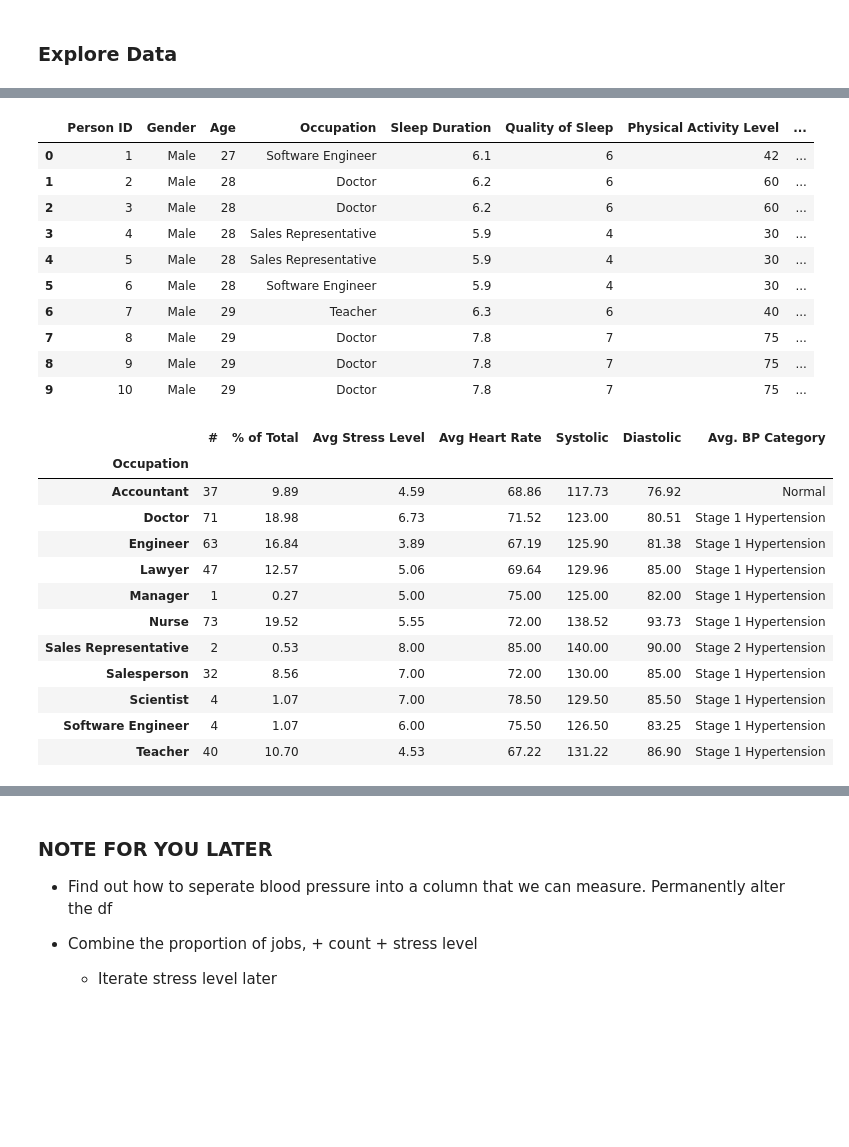
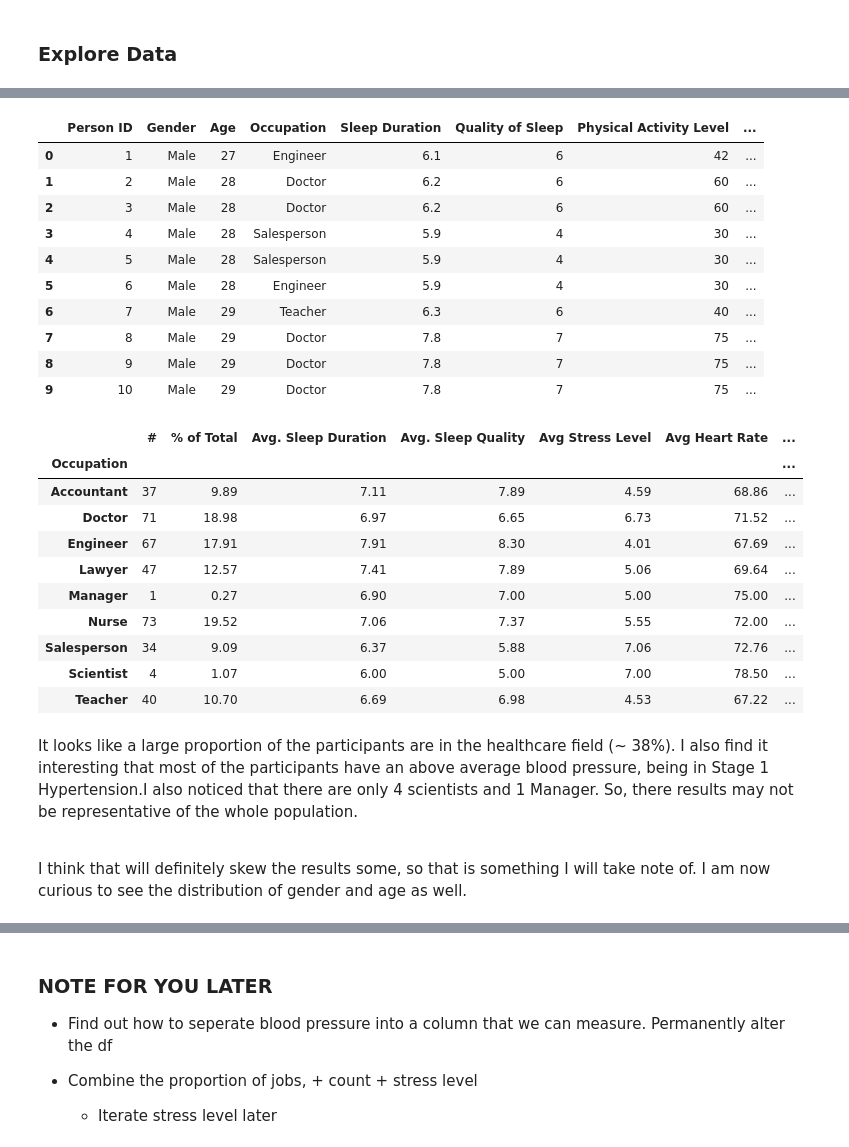
Before and after one commit to HunterTzou/DATA_110_FALL_2025, a Jupyter notebook: Tzou_Hunter_Sleep_Study.ipynb, the cells around one changed output, grey strips where cells are left out. Cells and saved outputs as stored; diff of their text form; code cells hidden in the pictures; blank space fills up the shorter version.

```diff
--- a/Tzou_Hunter_Sleep_Study.ipynb
+++ b/Tzou_Hunter_Sleep_Study.ipynb
@@ -124,0 +169,6 @@ True
+# %%
+## 'Normal Weight' ---> 'Normal'
+
+df['BMI Category'] = df['BMI Category'].replace({'Normal Weight': 'Normal'})
+
+print(df['BMI Category'].unique())
@@ -124,0 +177,7 @@ True
+# %%
+
+## Occupation Conversions
+df['Occupation'] = df['Occupation'].replace({'Software Engineer': 'Engineer'})
+df['Occupation'] = df['Occupation'].replace({'Sales Representative': 'Salesperson'})
+
+print(df['Occupation'].unique())
@@ -124,0 +187,21 @@ True
+# %%
+## Creating age category
+
+def age_category(row):
+    age = row['Age']
+    if age < 35:
+        return '25–34'
+    elif 35 <= age <= 44:
+        return '35–44'
+    elif 45 <= age <= 54:
+        return '45–54'
+    elif age >= 55:
+        return '55–64'
+    else:
+        return 'Unknown'
+
+## I did not know how to apply the logic to the df and add the column, so I asked Chat GPT
+
+df['Age Category'] = df.apply(age_category, axis=1)
+
+df.head()
@@ -191,12 +285,12 @@ df['BP Category'] = df.apply(bp_category, axis=1)
 df.head(10)
 # %% [output]
 |  | Person ID | Gender | Age | Occupation | Sleep Duration | Quality of Sleep | Physical Activity Level | ... |
-| 0 | 1 | Male | 27 | Software Engineer | 6.1 | 6 | 42 | ... |
+| 0 | 1 | Male | 27 | Engineer | 6.1 | 6 | 42 | ... |
 | 1 | 2 | Male | 28 | Doctor | 6.2 | 6 | 60 | ... |
 | 2 | 3 | Male | 28 | Doctor | 6.2 | 6 | 60 | ... |
-| 3 | 4 | Male | 28 | Sales Representative | 5.9 | 4 | 30 | ... |
-| 4 | 5 | Male | 28 | Sales Representative | 5.9 | 4 | 30 | ... |
-| 5 | 6 | Male | 28 | Software Engineer | 5.9 | 4 | 30 | ... |
+| 3 | 4 | Male | 28 | Salesperson | 5.9 | 4 | 30 | ... |
+| 4 | 5 | Male | 28 | Salesperson | 5.9 | 4 | 30 | ... |
+| 5 | 6 | Male | 28 | Engineer | 5.9 | 4 | 30 | ... |
 | 6 | 7 | Male | 29 | Teacher | 6.3 | 6 | 40 | ... |
 | 7 | 8 | Male | 29 | Doctor | 7.8 | 7 | 75 | ... |
 | 8 | 9 | Male | 29 | Doctor | 7.8 | 7 | 75 | ... |
@@ -204,32 +298,36 @@ df.head(10)
 # %%
 # Next I am creating the table to show me how the occupations stack up against one another
 
-stress_summary = df.groupby('Occupation')[['Stress Level', 'Heart Rate', 'Systolic', 'Diastolic']].mean().round(2)
+stress_summary = df.groupby('Occupation')[['Sleep Duration', 'Quality of Sleep','Stress Level','Heart Rate', 'Systolic', 'Diastolic']].mean().round(2)
 
 stress_summary['#'] = df['Occupation'].value_counts()
 stress_summary['% of Total'] = df['Occupation'].value_counts(normalize=True) * 100
 
 stress_summary = stress_summary.rename(columns={
     'Stress Level': 'Avg Stress Level',
-    'Heart Rate': 'Avg Heart Rate'
+    'Heart Rate': 'Avg Heart Rate',
+    'Sleep Duration': 'Avg. Sleep Duration',
+    'Quality of Sleep': 'Avg. Sleep Quality'
 })
 
 stress_summary['Avg. BP Category'] = stress_summary.apply(bp_category, axis=1)
 
-stress_summary = stress_summary[['#', '% of Total', 'Avg Stress Level', 'Avg Heart Rate', 'Systolic', 'Diastolic', 'Avg. BP Category']].round(2)
+stress_summary = stress_summary[['#', '% of Total', 'Avg. Sleep Duration', 'Avg. Sleep Quality','Avg Stress Level', 'Avg Heart Rate', 'Systolic', 'Diastolic', 'Avg. BP Category']].round(2)
 
 stress_summary.head(11)
 # %% [output]
-|  | # | % of Total | Avg Stress Level | Avg Heart Rate | Systolic | Diastolic | Avg. BP Category |
-| Occupation |  |  |  |  |  |  |  |
-| Accountant | 37 | 9.89 | 4.59 | 68.86 | 117.73 | 76.92 | Normal |
-| Doctor | 71 | 18.98 | 6.73 | 71.52 | 123.00 | 80.51 | Stage 1 Hypertension |
-| Engineer | 63 | 16.84 | 3.89 | 67.19 | 125.90 | 81.38 | Stage 1 Hypertension |
-| Lawyer | 47 | 12.57 | 5.06 | 69.64 | 129.96 | 85.00 | Stage 1 Hypertension |
-| Manager | 1 | 0.27 | 5.00 | 75.00 | 125.00 | 82.00 | Stage 1 Hypertension |
-| Nurse | 73 | 19.52 | 5.55 | 72.00 | 138.52 | 93.73 | Stage 1 Hypertension |
-| Sales Representative | 2 | 0.53 | 8.00 | 85.00 | 140.00 | 90.00 | Stage 2 Hypertension |
-| Salesperson | 32 | 8.56 | 7.00 | 72.00 | 130.00 | 85.00 | Stage 1 Hypertension |
-| Scientist | 4 | 1.07 | 7.00 | 78.50 | 129.50 | 85.50 | Stage 1 Hypertension |
-| Software Engineer | 4 | 1.07 | 6.00 | 75.50 | 126.50 | 83.25 | Stage 1 Hypertension |
-| Teacher | 40 | 10.70 | 4.53 | 67.22 | 131.22 | 86.90 | Stage 1 Hypertension |
+|  | # | % of Total | Avg. Sleep Duration | Avg. Sleep Quality | Avg Stress Level | Avg Heart Rate | ... |
+| Occupation |  |  |  |  |  |  | ... |
+| Accountant | 37 | 9.89 | 7.11 | 7.89 | 4.59 | 68.86 | ... |
+| Doctor | 71 | 18.98 | 6.97 | 6.65 | 6.73 | 71.52 | ... |
+| Engineer | 67 | 17.91 | 7.91 | 8.30 | 4.01 | 67.69 | ... |
+| Lawyer | 47 | 12.57 | 7.41 | 7.89 | 5.06 | 69.64 | ... |
+| Manager | 1 | 0.27 | 6.90 | 7.00 | 5.00 | 75.00 | ... |
+| Nurse | 73 | 19.52 | 7.06 | 7.37 | 5.55 | 72.00 | ... |
+| Salesperson | 34 | 9.09 | 6.37 | 5.88 | 7.06 | 72.76 | ... |
+| Scientist | 4 | 1.07 | 6.00 | 5.00 | 7.00 | 78.50 | ... |
+| Teacher | 40 | 10.70 | 6.69 | 6.98 | 4.53 | 67.22 | ... |
+# %% [markdown]
+It looks like a large proportion of the participants are in the healthcare field (~ 38%). I also find it interesting that most of the participants have an above average blood pressure, being in Stage 1 Hypertension.I also noticed that there are only 4 scientists and 1 Manager. So, there results may not be representative of the whole population. <br><br>
+
+I think that will definitely skew the results some, so that is something I will take note of. I am now curious to see the distribution of gender and age as well.
```
Also changed, not shown: parts of 25 cells of this notebook.
